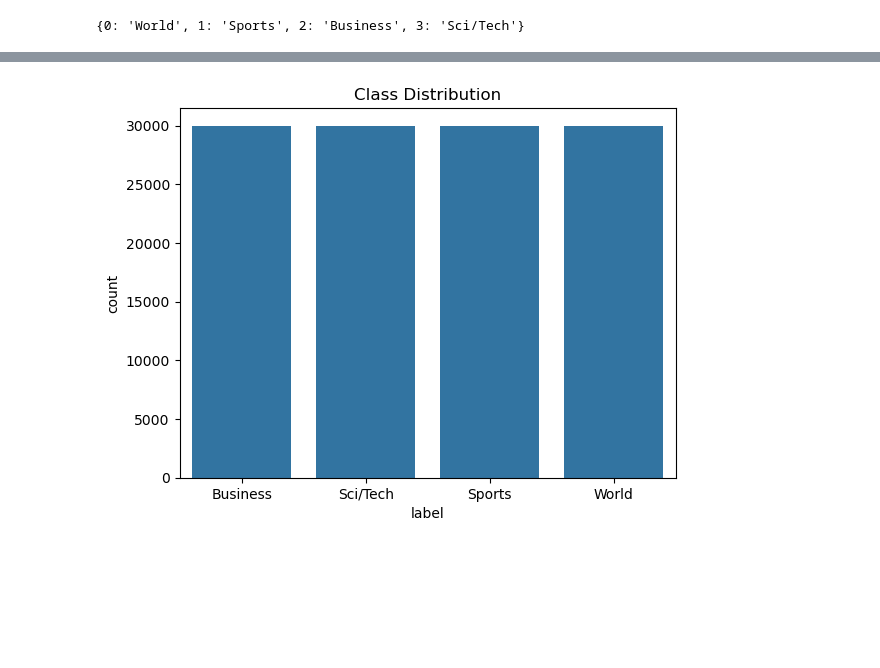
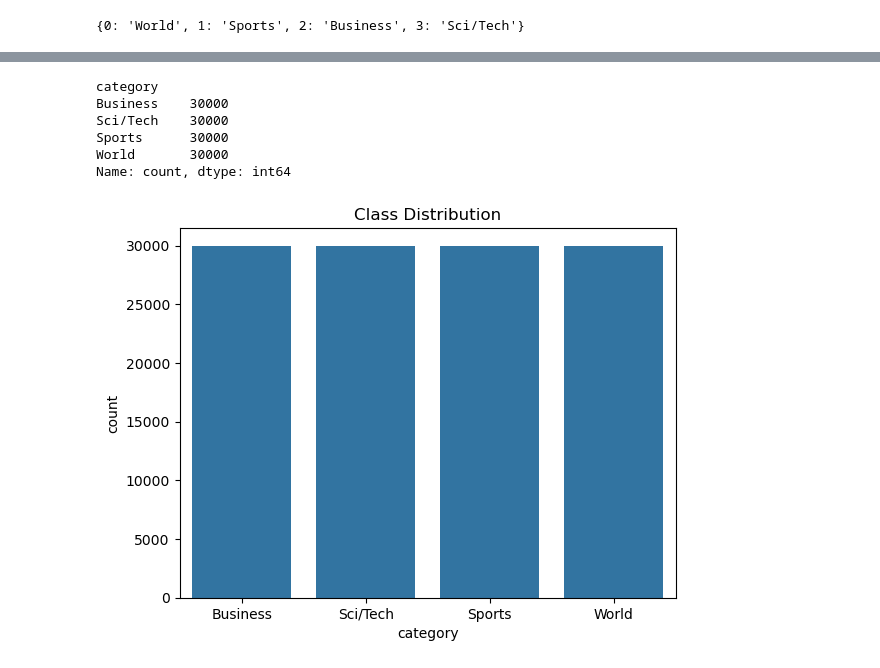
Before and after one commit to Sohaib-Haider/Machine-Learning-Assessment-Task, a Jupyter notebook: eda.ipynb, the cells around one changed output, grey strips where cells are left out. Saved outputs shown, nothing was run; the diff lists cells and outputs as text; code cells hidden in the pictures; blank space fills up the shorter version.

```diff
--- a/eda.ipynb
+++ b/eda.ipynb
@@ -78,6 +72,7 @@ dtype: int64
 # %% [markdown]
 ### Defining Classes
 # %%
-classes = dataset['train'].features["label"]
-classes
+class_names = dataset["train"].features["label"].names
+
+class_names
 # %% [output]
@@ -85,3 +79,0 @@ ClassLabel(names=['World', 'Sports', 'Business', 'Sci/Tech'])
-# %%
-class_names = classes.names
-class_names
@@ -95,5 +85,7 @@ class_mapping
 # %% [output]
 {0: 'World', 1: 'Sports', 2: 'Business', 3: 'Sci/Tech'}
 # %%
-df["label"].map(class_mapping).value_counts()
+df["category"] = df["label"].map(class_mapping)
+
+df
 # %% [output]
@@ -106,6 +105,15 @@ Name: count, dtype: int64
+# %%
+df['category'].value_counts()
+# %% [output]
+category
+Business    30000
+Sci/Tech    30000
+Sports      30000
+World       30000
+Name: count, dtype: int64
 # %%
-sns.countplot(x=df["label"].map(class_mapping))
+sns.countplot(x = df['category'])
 plt.title("Class Distribution")
 plt.show()
 # %% [output]
-[figure, old version]
+[figure, new version]
```
Also changed, not shown: parts of 8 cells of this notebook.
